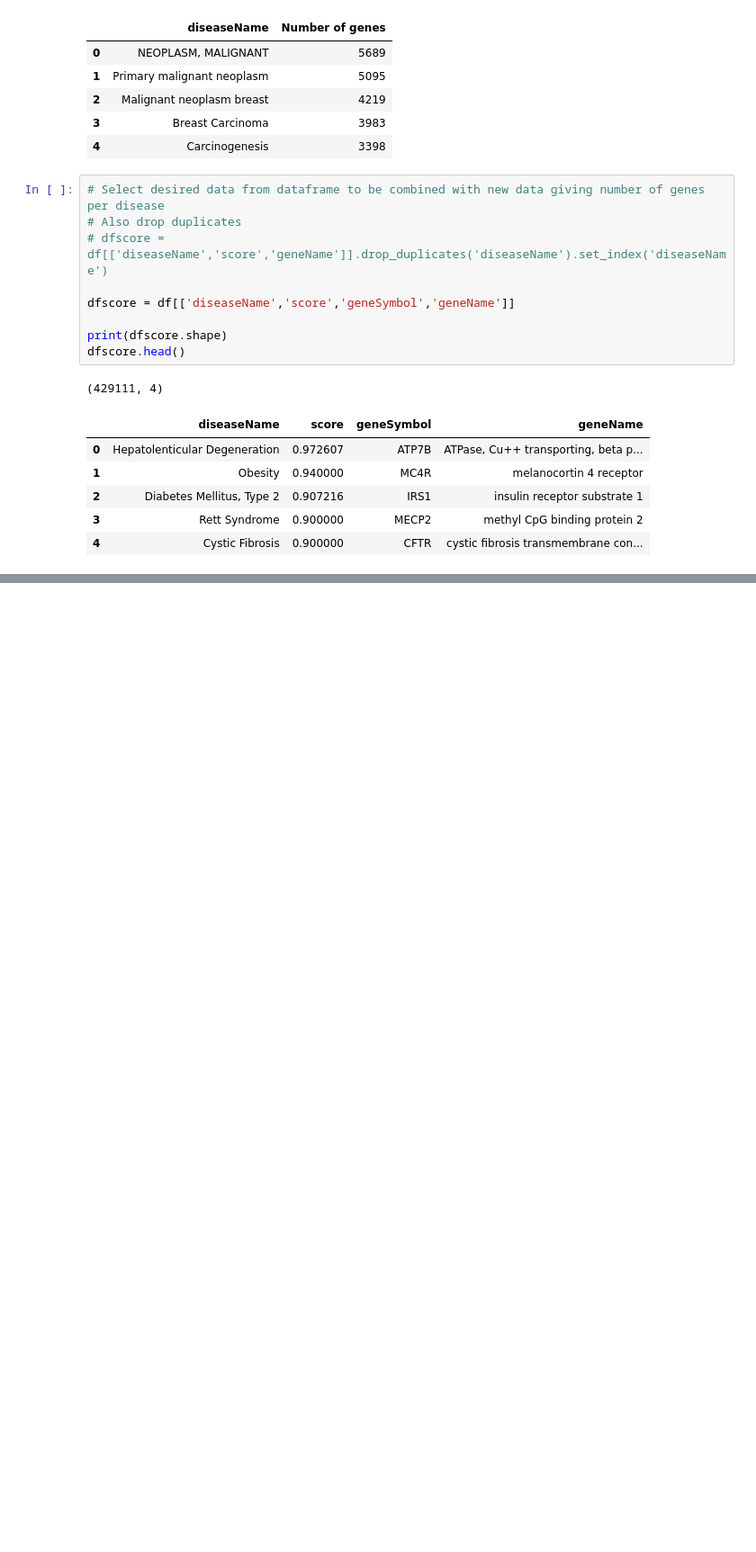
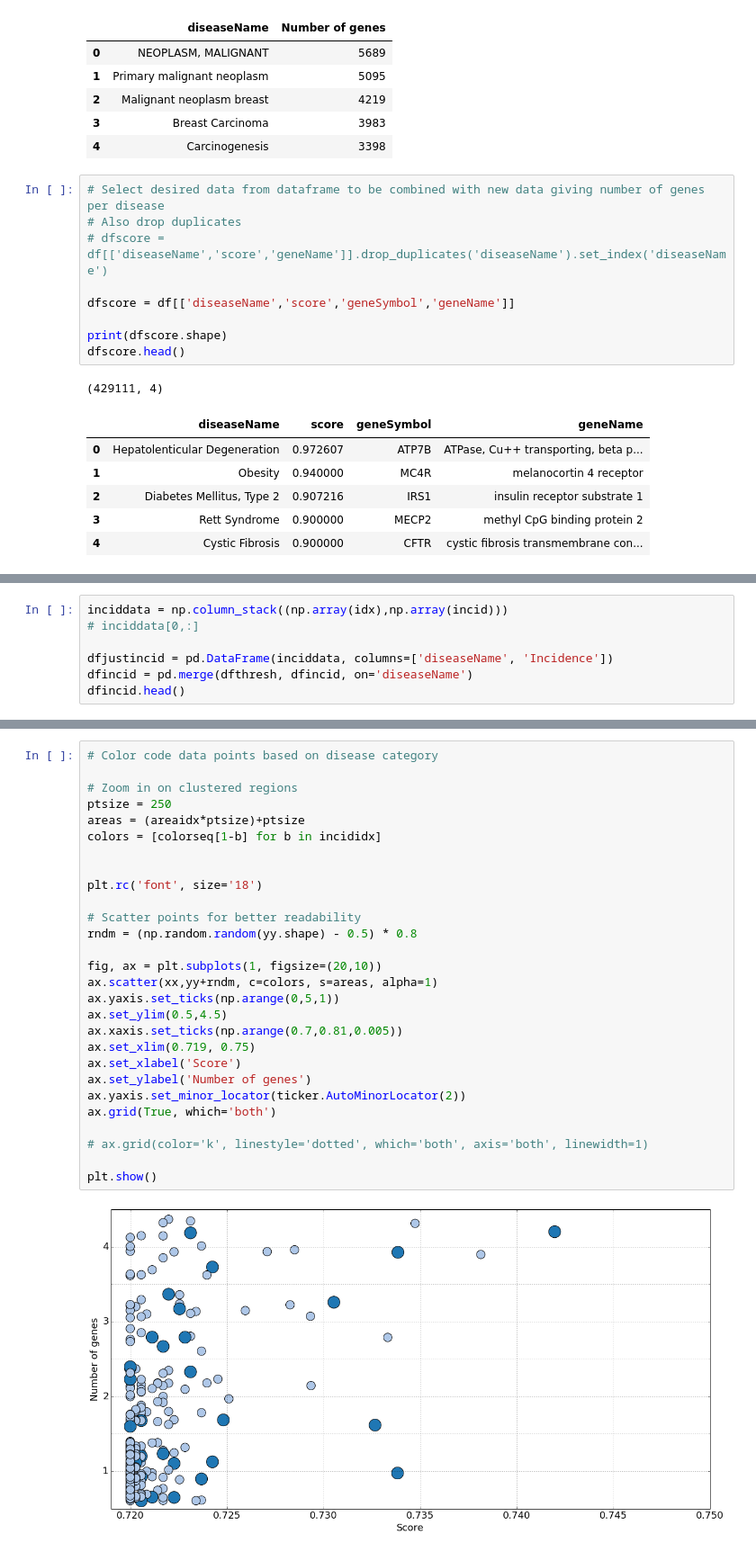
Before and after one commit to dbricare/datainc, a Jupyter notebook: genediseasedata.ipynb, the cells around one changed output, grey strips where cells are left out. Shown at 90% size. Cells and saved outputs as stored; diff of their text form; blank space fills up the shorter version.

```diff
--- a/genediseasedata.ipynb
+++ b/genediseasedata.ipynb
@@ -270,0 +263,7 @@ colorseq = ['#1f77b4', '#aec7e8', '#ff7f0e', '#ffbb78', '#2ca02c',
+# %%
+inciddata = np.column_stack((np.array(idx),np.array(incid)))
+# inciddata[0,:]
+
+dfjustincid = pd.DataFrame(inciddata, columns=['diseaseName', 'Incidence'])
+dfincid = pd.merge(dfthresh, dfincid, on='diseaseName')
+dfincid.head()
@@ -270,0 +391,30 @@ colorseq = ['#1f77b4', '#aec7e8', '#ff7f0e', '#ffbb78', '#2ca02c',
+# %%
+# Color code data points based on disease category
+
+# Zoom in on clustered regions
+ptsize = 250
+areas = (areaidx*ptsize)+ptsize
+colors = [colorseq[1-b] for b in incididx]
+
+
+plt.rc('font', size='18')
+
+# Scatter points for better readability
+rndm = (np.random.random(yy.shape) - 0.5) * 0.8
+
+fig, ax = plt.subplots(1, figsize=(20,10))
+ax.scatter(xx,yy+rndm, c=colors, s=areas, alpha=1)
+ax.yaxis.set_ticks(np.arange(0,5,1))
+ax.set_ylim(0.5,4.5)
+ax.xaxis.set_ticks(np.arange(0.7,0.81,0.005))
+ax.set_xlim(0.719, 0.75)
+ax.set_xlabel('Score')
+ax.set_ylabel('Number of genes')
+ax.yaxis.set_minor_locator(ticker.AutoMinorLocator(2))
+ax.grid(True, which='both')
+
+# ax.grid(color='k', linestyle='dotted', which='both', axis='both', linewidth=1)
+
+plt.show()
+# %% [output]
+[figure, added]
```
Also changed, not shown: parts of 17 cells of this notebook, 1 other file.
